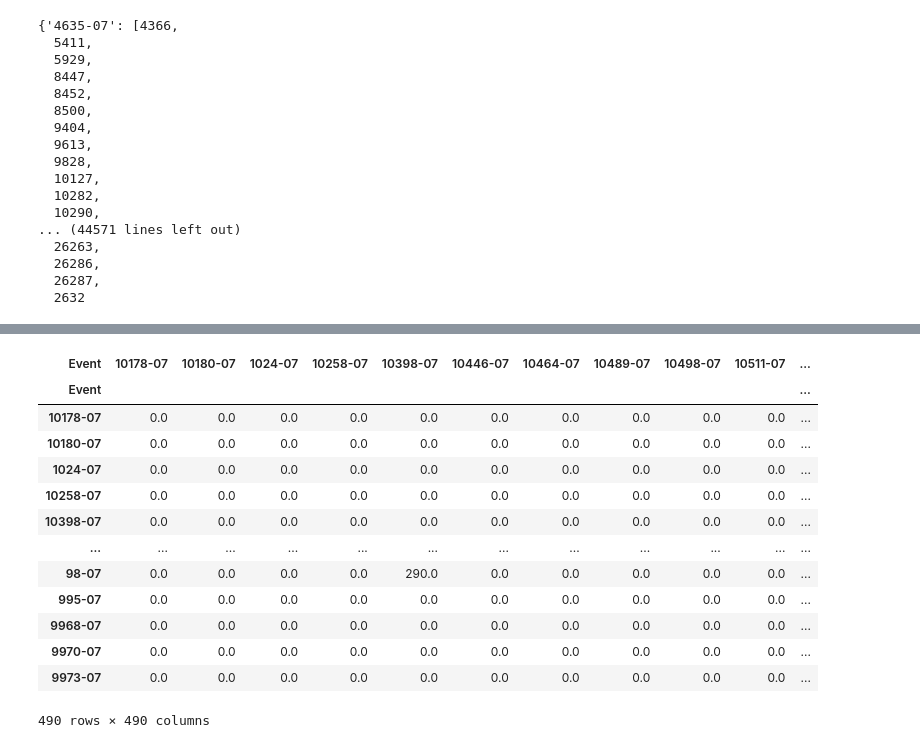
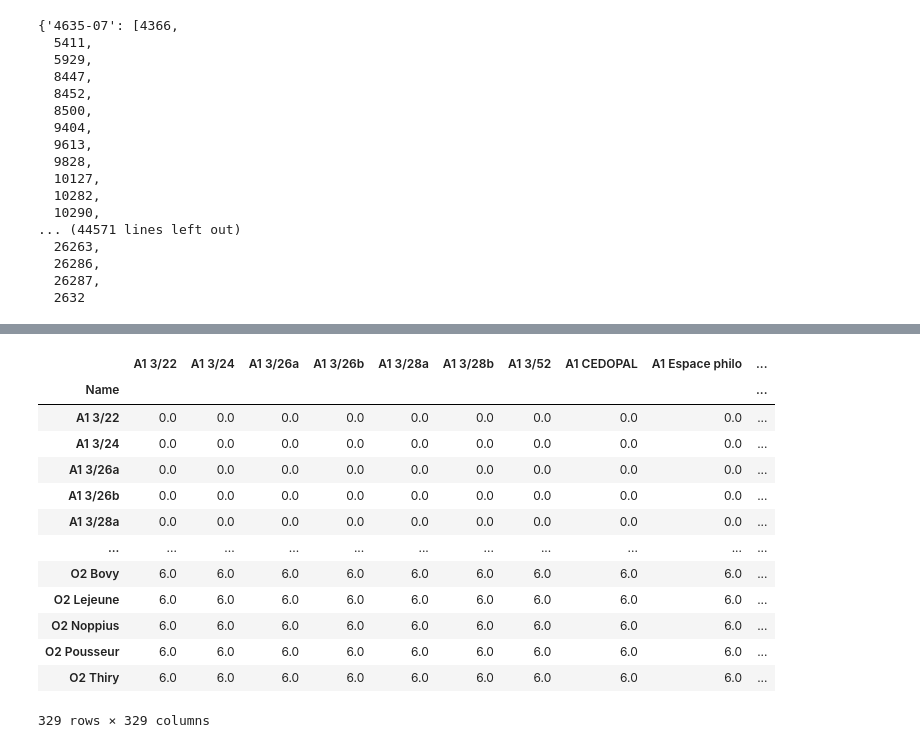
Before and after one commit to Opeka-2201/DO23-Room_Optimizer_DONE, a Jupyter notebook: heuristic.ipynb, the cells around one changed output, grey strips where cells are left out. Saved outputs shown, nothing was run; the diff lists cells and outputs as text; code cells hidden in the pictures.

```diff
--- a/heuristic.ipynb
+++ b/heuristic.ipynb
@@ -171,21 +183,23 @@ full_distances
-# %%
-flows18 = get_students_flow(evnt_by_stu18, events18)
-flows19 = get_students_flow(evnt_by_stu19, events19)
-flows20 = get_students_flow(evnt_by_stu20, events20)
-flows21 = get_students_flow(evnt_by_stu21, events21)
-flows18
-# %% [output]
-| Event | 10178-07 | 10180-07 | 1024-07 | 10258-07 | 10398-07 | 10446-07 | 10464-07 | 10489-07 | 10498-07 | 10511-07 | ... |
-| Event |  |  |  |  |  |  |  |  |  |  | ... |
-| 10178-07 | 0.0 | 0.0 | 0.0 | 0.0 | 0.0 | 0.0 | 0.0 | 0.0 | 0.0 | 0.0 | ... |
-| 10180-07 | 0.0 | 0.0 | 0.0 | 0.0 | 0.0 | 0.0 | 0.0 | 0.0 | 0.0 | 0.0 | ... |
-| 1024-07 | 0.0 | 0.0 | 0.0 | 0.0 | 0.0 | 0.0 | 0.0 | 0.0 | 0.0 | 0.0 | ... |
-| 10258-07 | 0.0 | 0.0 | 0.0 | 0.0 | 0.0 | 0.0 | 0.0 | 0.0 | 0.0 | 0.0 | ... |
-| 10398-07 | 0.0 | 0.0 | 0.0 | 0.0 | 0.0 | 0.0 | 0.0 | 0.0 | 0.0 | 0.0 | ... |
-| ... | ... | ... | ... | ... | ... | ... | ... | ... | ... | ... | ... |
-| 98-07 | 0.0 | 0.0 | 0.0 | 0.0 | 290.0 | 0.0 | 0.0 | 0.0 | 0.0 | 0.0 | ... |
-| 995-07 | 0.0 | 0.0 | 0.0 | 0.0 | 0.0 | 0.0 | 0.0 | 0.0 | 0.0 | 0.0 | ... |
-| 9968-07 | 0.0 | 0.0 | 0.0 | 0.0 | 0.0 | 0.0 | 0.0 | 0.0 | 0.0 | 0.0 | ... |
-| 9970-07 | 0.0 | 0.0 | 0.0 | 0.0 | 0.0 | 0.0 | 0.0 | 0.0 | 0.0 | 0.0 | ... |
-| 9973-07 | 0.0 | 0.0 | 0.0 | 0.0 | 0.0 | 0.0 | 0.0 | 0.0 | 0.0 | 0.0 | ... |
-490 rows × 490 columns
+# %%
+if not os.path.isfile('data/heuristic_data/full_distances.csv'):
+    full_distances = get_full_distances(distances, rooms)
+    full_distances.to_csv('data/heuristic_data/full_distances.csv')
+else:
+    full_distances = pd.read_csv('data/heuristic_data/full_distances.csv', index_col=0)
+
+full_distances
+# %% [output]
+|  | A1 3/22 | A1 3/24 | A1 3/26a | A1 3/26b | A1 3/28a | A1 3/28b | A1 3/52 | A1 CEDOPAL | A1 Espace philo | ... |
+| Name |  |  |  |  |  |  |  |  |  | ... |
+| A1 3/22 | 0.0 | 0.0 | 0.0 | 0.0 | 0.0 | 0.0 | 0.0 | 0.0 | 0.0 | ... |
+| A1 3/24 | 0.0 | 0.0 | 0.0 | 0.0 | 0.0 | 0.0 | 0.0 | 0.0 | 0.0 | ... |
+| A1 3/26a | 0.0 | 0.0 | 0.0 | 0.0 | 0.0 | 0.0 | 0.0 | 0.0 | 0.0 | ... |
+| A1 3/26b | 0.0 | 0.0 | 0.0 | 0.0 | 0.0 | 0.0 | 0.0 | 0.0 | 0.0 | ... |
+| A1 3/28a | 0.0 | 0.0 | 0.0 | 0.0 | 0.0 | 0.0 | 0.0 | 0.0 | 0.0 | ... |
+| ... | ... | ... | ... | ... | ... | ... | ... | ... | ... | ... |
+| O2 Bovy | 6.0 | 6.0 | 6.0 | 6.0 | 6.0 | 6.0 | 6.0 | 6.0 | 6.0 | ... |
+| O2 Lejeune | 6.0 | 6.0 | 6.0 | 6.0 | 6.0 | 6.0 | 6.0 | 6.0 | 6.0 | ... |
+| O2 Noppius | 6.0 | 6.0 | 6.0 | 6.0 | 6.0 | 6.0 | 6.0 | 6.0 | 6.0 | ... |
+| O2 Pousseur | 6.0 | 6.0 | 6.0 | 6.0 | 6.0 | 6.0 | 6.0 | 6.0 | 6.0 | ... |
+| O2 Thiry | 6.0 | 6.0 | 6.0 | 6.0 | 6.0 | 6.0 | 6.0 | 6.0 | 6.0 | ... |
+329 rows × 329 columns
```
Also changed, not shown: parts of 27 cells of this notebook, 38 other files.
